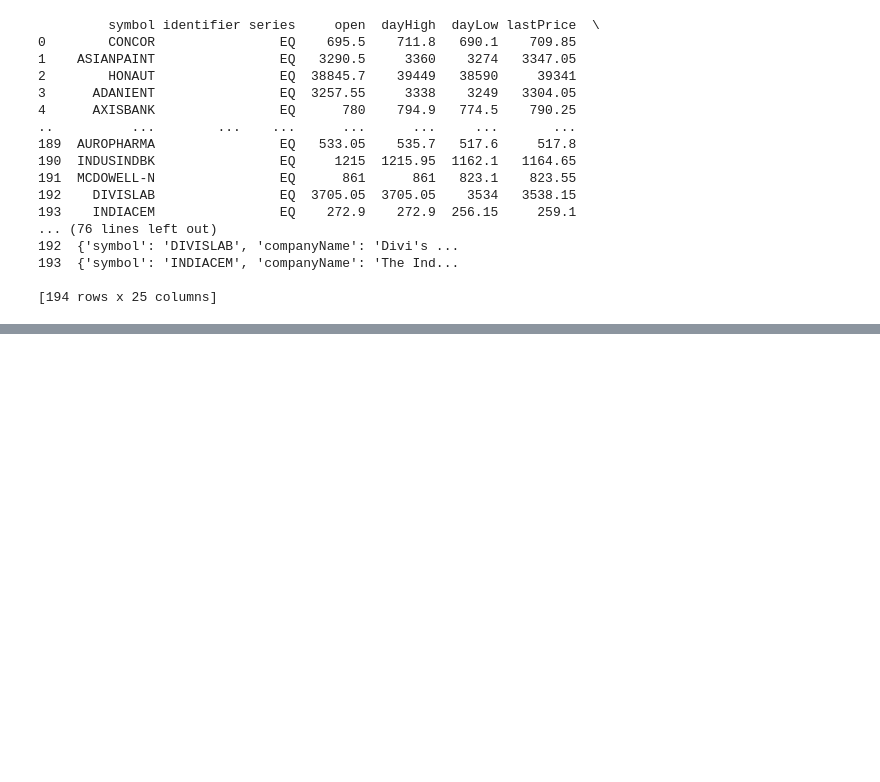
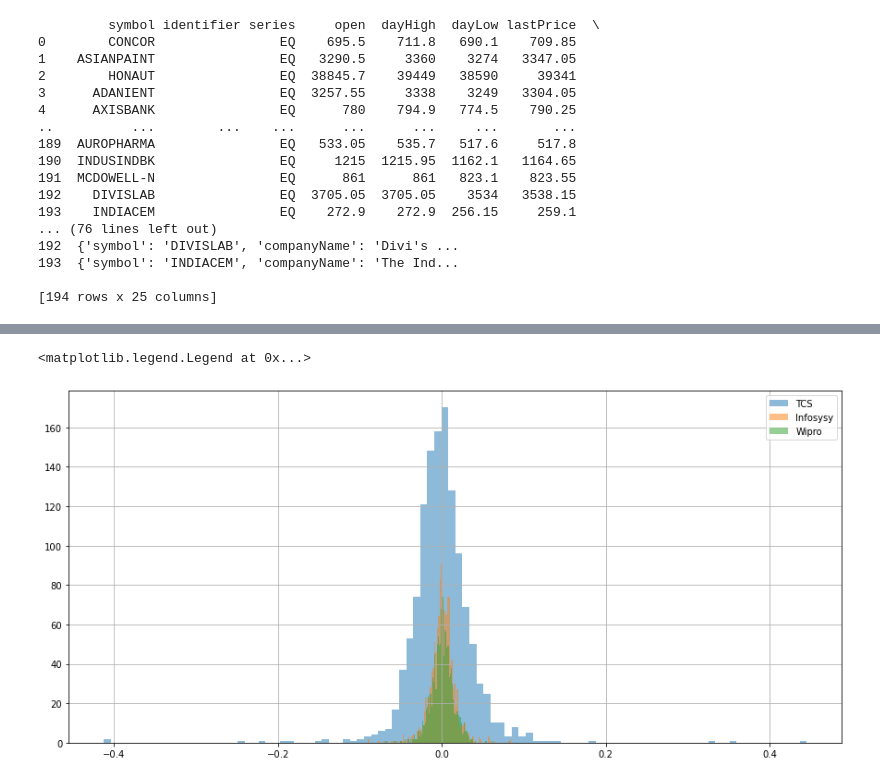
Before and after one commit to ridhij93/StocksAnalysis, a Jupyter notebook: Untitled.ipynb, the cells around one changed output, grey strips where cells are left out. Saved outputs shown, nothing was run; the diff lists cells and outputs as text; code cells hidden in the pictures; blank space fills up the shorter version.

```diff
--- a/Untitled.ipynb
+++ b/Untitled.ipynb
@@ -126,0 +284,11 @@ KeyboardInterrupt:
+# %%
+tcs['returns'] = (tcs['Close']/tcs['Close'].shift(1)) -1
+infy['returns'] = (infy['Close']/infy['Close'].shift(1))-1
+wipro['returns'] = (wipro['Close']/wipro['Close'].shift(1)) - 1
+tcs['returns'].hist(bins = 100, label = 'TCS', alpha = 0.5, figsize = (15,7))
+infy['returns'].hist(bins = 100, label = 'Infosysy', alpha = 0.5)
+wipro['returns'].hist(bins = 100, label = 'Wipro', alpha = 0.5)
+plt.legend()
+# %% [output]
+<matplotlib.legend.Legend at 0x...>
+[figure, added]
```
Also changed, not shown: parts of 8 cells of this notebook.
